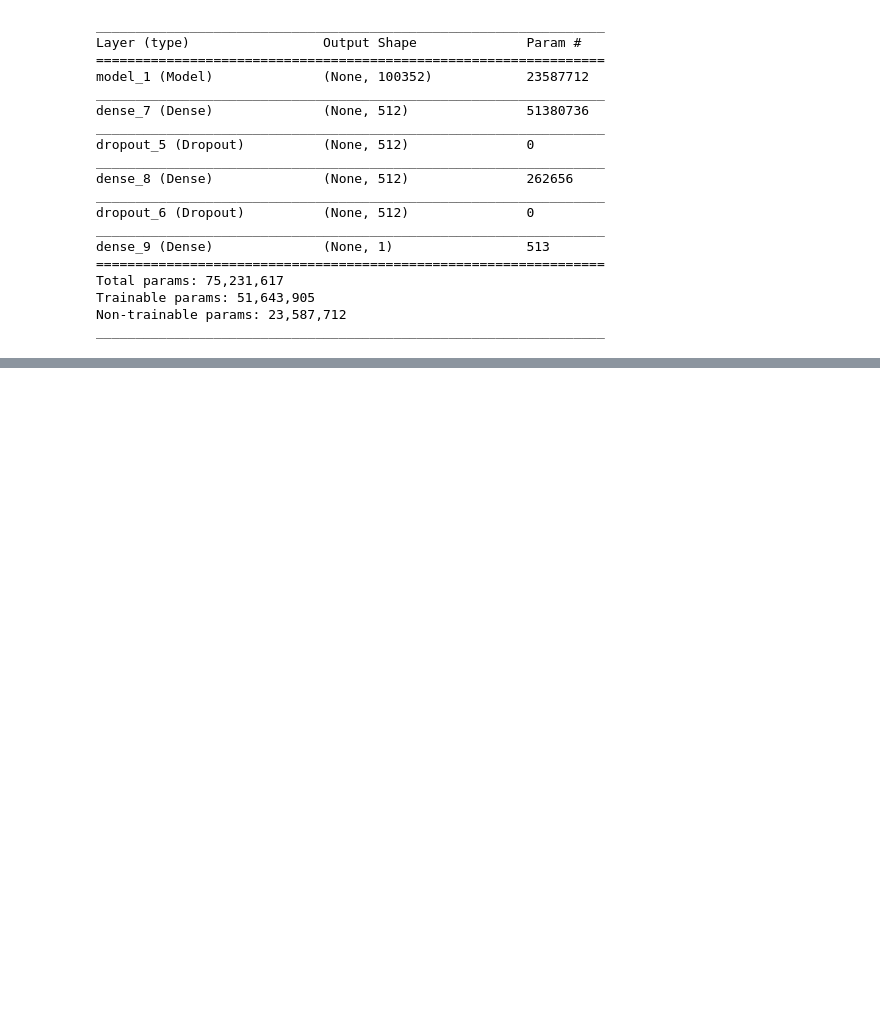
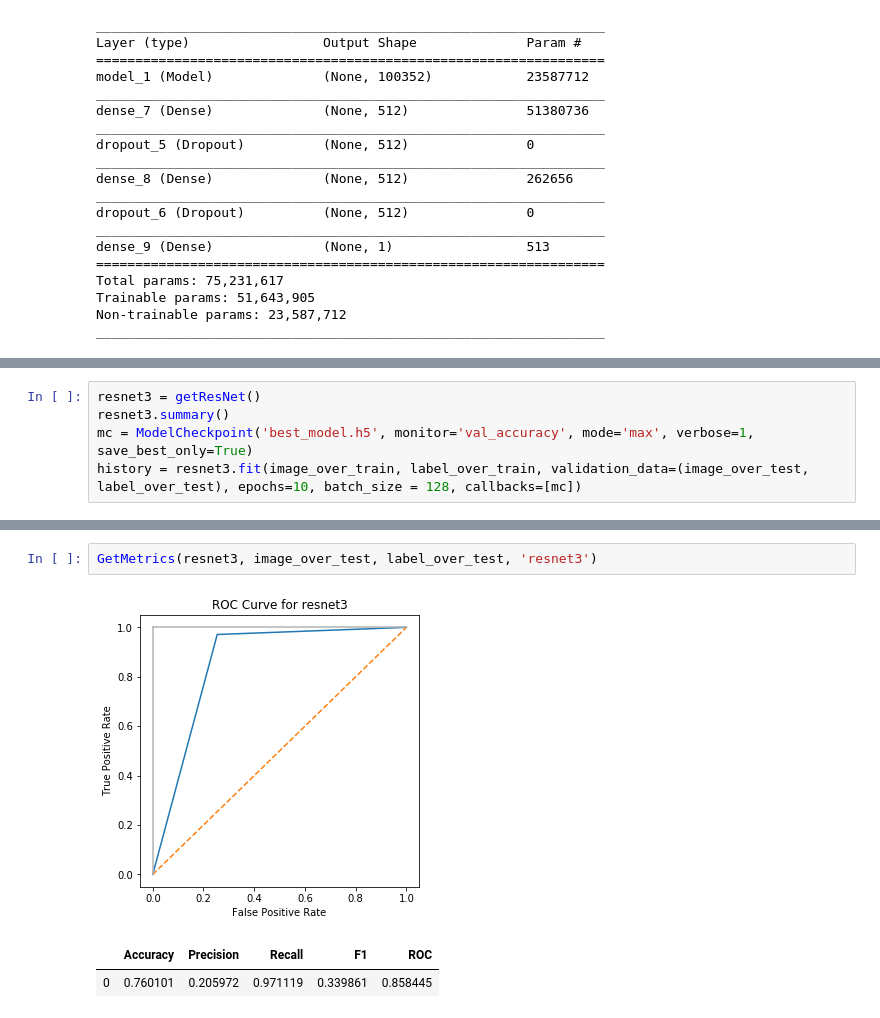
Before and after one commit to miamedra2/oilpalm_image_classification, a Jupyter notebook: OilPalmClassification_Oversampling.ipynb, the cells around one changed output, grey strips where cells are left out. Cells and saved outputs as stored; diff of their text form; blank space fills up the shorter version.

```diff
--- a/OilPalmClassification_Oversampling.ipynb
+++ b/OilPalmClassification_Oversampling.ipynb
@@ -279,0 +287,5 @@ plothistory(history)
+# %%
+resnet3 = getResNet()
+resnet3.summary()
+mc = ModelCheckpoint('best_model.h5', monitor='val_accuracy', mode='max', verbose=1, save_best_only=True)
+history = resnet3.fit(image_over_train, label_over_train, validation_data=(image_over_test, label_over_test), epochs=10, batch_size = 128, callbacks=[mc])
@@ -279,0 +327,6 @@ plothistory(history)
+# %%
+GetMetrics(resnet3, image_over_test, label_over_test, 'resnet3')
+# %% [output]
+[figure, added]
+|  | Accuracy | Precision | Recall | F1 | ROC |
+| 0 | 0.760101 | 0.205972 | 0.971119 | 0.339861 | 0.858445 |
```
Also changed, not shown: parts of 6 cells of this notebook, 1 other file.
